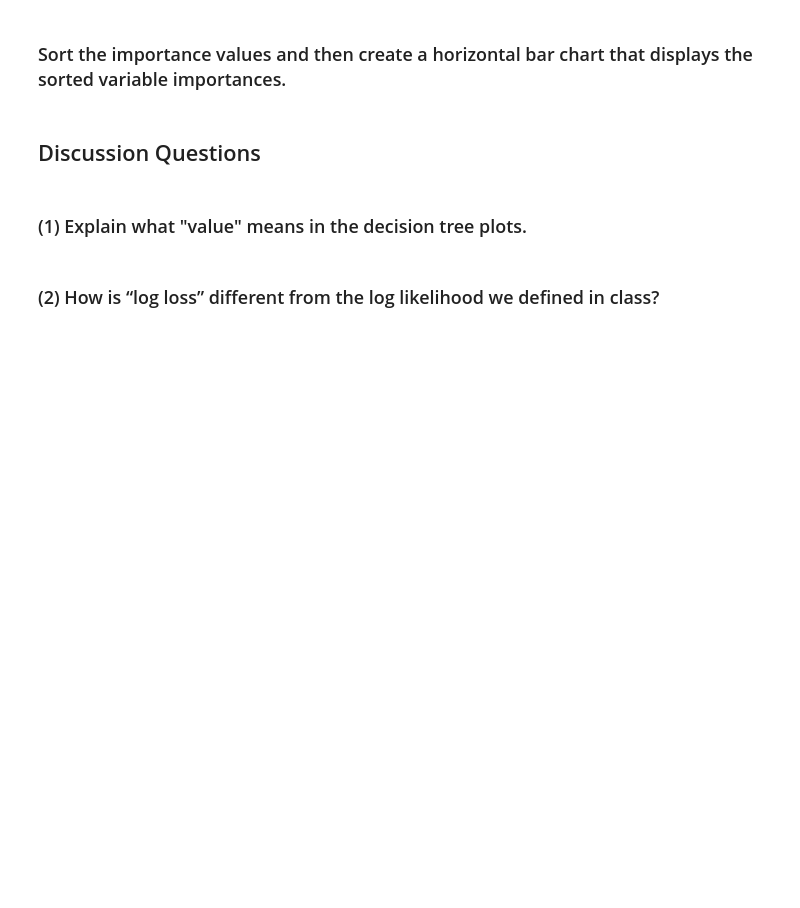
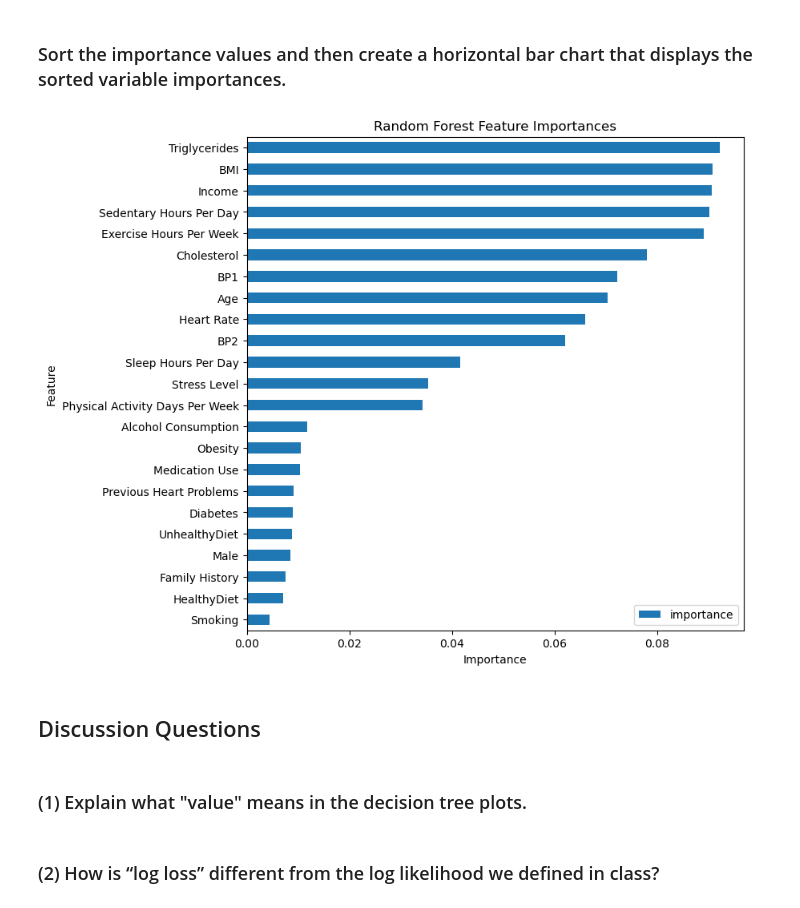
Before and after one commit to alex-kastanos/code_2600, a Jupyter notebook: mod08_rf.ipynb, the cells around one changed output. Drawn from its saved outputs; the diff is of its cells as text; code cells hidden in the pictures; blank space fills up the shorter version.

Commit message:
feature_imp_sorted_

```diff
--- a/mod08_rf.ipynb
+++ b/mod08_rf.ipynb
@@ -273,10 +293,15 @@ feature_imp
 # %% [markdown]
 ### Sort the importance values and then create a horizontal bar chart that displays the sorted variable importances.
 # %%
-feature_imp_sorted = #fillin
+feature_imp_sorted = feature_imp.sort_values(by='importance')
 
-# Draw a horizontal bar chart
-#fillin
+feature_imp_sorted.plot.barh(figsize=(8,8))
+plt.xlabel('Importance')
+plt.ylabel('Feature')
+plt.title('Random Forest Feature Importances')
+plt.show()
+# %% [output]
+[figure, added]
 # %% [markdown]
 ## Discussion Questions
 # %% [markdown]
```
Also changed, not shown: parts of 2 cells of this notebook.
